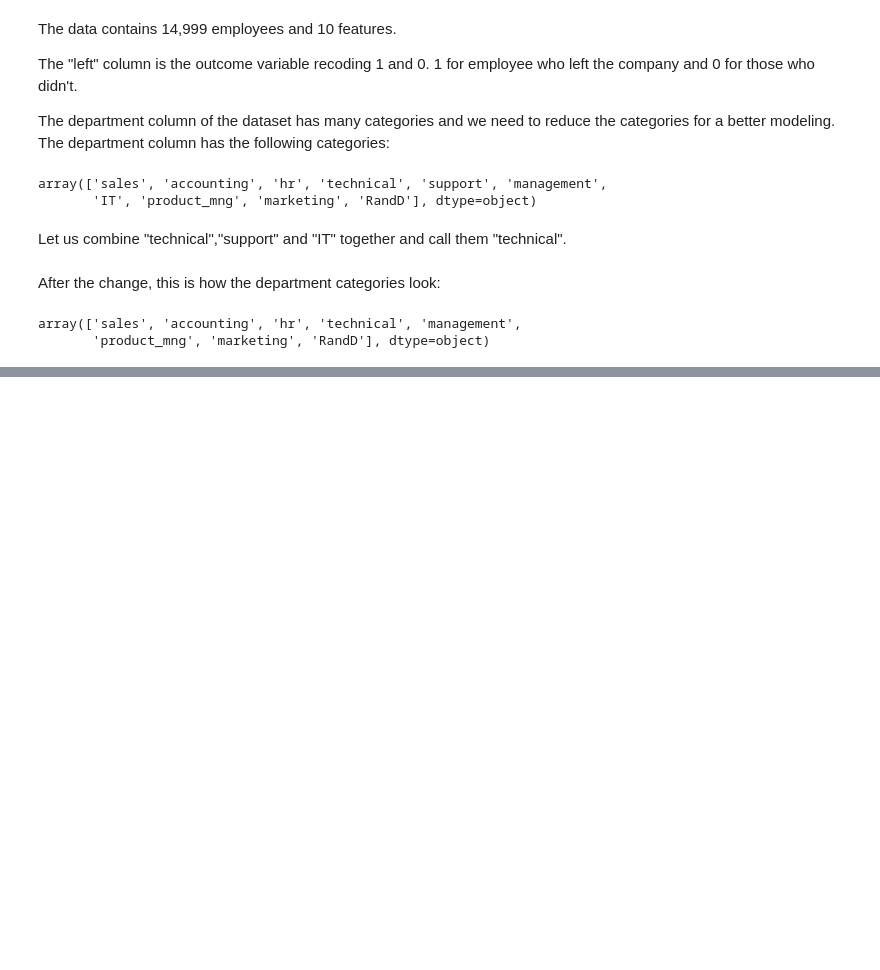
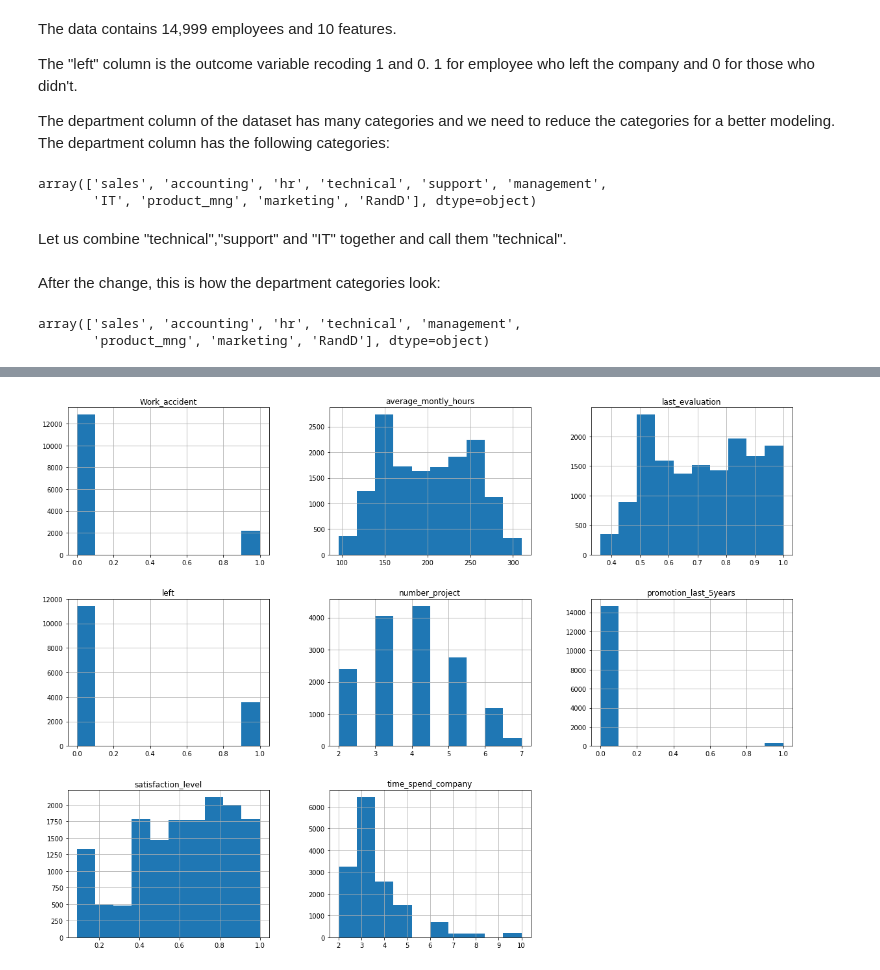
Before and after one commit to minkicu/100DayOfMLCode, a Jupyter notebook: day_066_predict_employess_turnover.ipynb, the cells around one changed output, grey strips where cells are left out. Saved outputs shown, nothing was run; the diff lists cells and outputs as text; code cells hidden in the pictures; blank space fills up the shorter version.

```diff
--- a/day_066_predict_employess_turnover.ipynb
+++ b/day_066_predict_employess_turnover.ipynb
@@ -91,0 +181,8 @@ array(['sales', 'accounting', 'hr', 'technical', 'management',
+# %%
+num_bins = 10
+
+hr.hist(bins=num_bins, figsize=(20,15))
+plt.savefig('hr_histogram_plots')
+plt.show()
+# %% [output]
+[figure, added]
```
Also changed, not shown: parts of 25 cells of this notebook.
